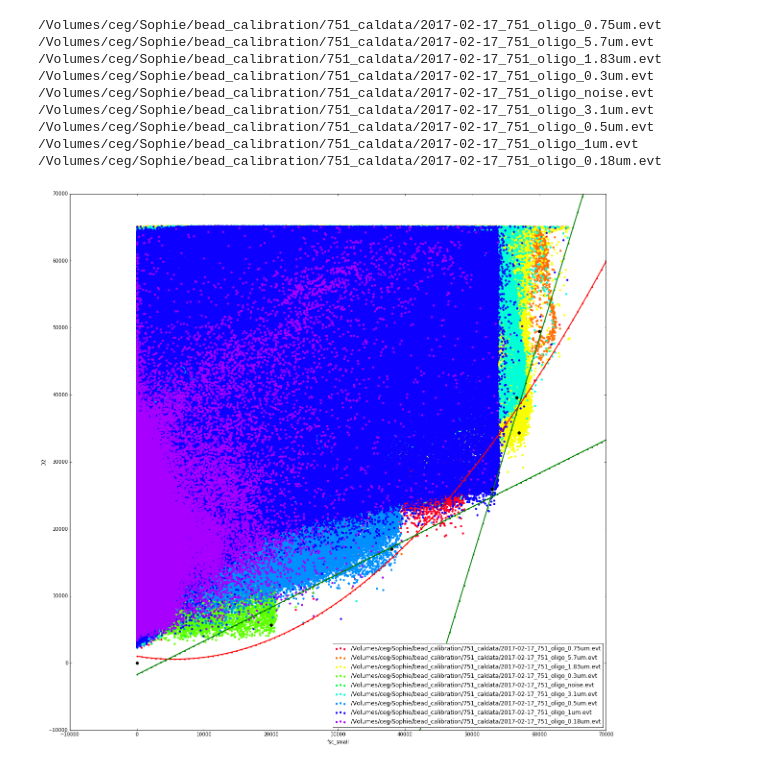
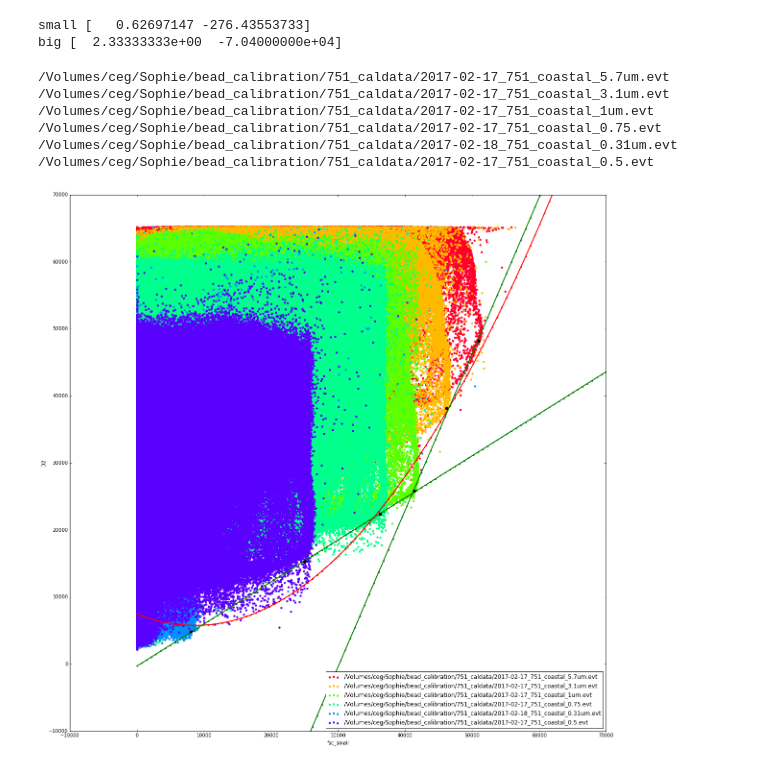
Before and after one commit to sophieclayton/seaflow_calibration, a Jupyter notebook: bead_filter.ipynb, the cells around one changed output. Saved outputs shown, nothing was run; the diff lists cells and outputs as text; code cells hidden in the pictures.

Commit message:
determined filter gradients for all instruments an dsettings

```diff
--- a/bead_filter.ipynb
+++ b/bead_filter.ipynb
@@ -25,3 +126,13 @@ files = glob.glob('%s/*%s*.evt' % (indir, regime))
+# %%
+# select instrument
+inst = 751
+instdir = "%3d_caldata" % inst
+
+indir = "%s%s" % (datadir, instdir)
+regime = 'coastal' # or oligo
+#regime = 'oligo'
+
+files = glob.glob('%s/*%s*.evt' % (indir, regime))
 # %%
 #% matplotlib qt
 
@@ -58,20 +166,20 @@ plt.show()
 # %%
-# best guess of the points needed for the filter function
-# this is for the 751 oligo test
-guess = pd.DataFrame()
-guess['fsc_small'] = [0, 60000, 57000, 20000, 56600, 38000, 53000]
-guess['D2'] = [0, 49500, 34400, 5700, 39600, 17000, 26000]
-guess['bead'] = [0, 5.7, 1.83, 0.3, 3.1, 0.5, 1.0]
+# best guess points for 751 coastal
+#
+guess2 = pd.DataFrame()
+guess2['fsc_small'] = [51000, 46200, 41400, 36300, 25000, 8000]
+guess2['D2'] = [48200, 38200, 25800, 22400, 15300, 4800]
+guess2['bead'] = [5.7, 3.1, 1.0, 0.75, 0.5, 0.31]
 
 # try to fit a polynomial to bead data
-z = np.polyfit(guess['fsc_small'], guess['D2'], 2)
+z = np.polyfit(guess2['fsc_small'], guess2['D2'], 2)
 p = np.poly1d(z)
 xp = np.linspace(0, 7e04, 100)
 
-guess = guess.sort(['bead'], ascending = 1)
+guess2 = guess2.sort(['bead'], ascending = 1)
 
-small = guess[guess['bead']<=1]
-big = guess[guess['bead']>=1]
+small = guess2[guess2['bead']<=1]
+big = guess2[guess2['bead']>=1]
 
 # try to fit a polynomial to bead data
 zs = np.polyfit(small['fsc_small'], small['D2'], 1)
@@ -79,40 +187,43 @@ ps = np.poly1d(zs)
 
 zb = np.polyfit(big['fsc_small'], big['D2'], 1)
 pb = np.poly1d(zb)
+
+print "small", zs
+print "big", zb
+# %% [output]
+small [   0.62697147 -276.43553733]
+big [  2.33333333e+00  -7.04000000e+04]
 # %%
-fig1 = plt.figure(figsize=(20,20))
+fig2 = plt.figure(figsize=(20,20))
 
 num_cols = len(files)
 
 cm = plt.get_cmap('gist_rainbow')
 #for i in range(num_cols):
 #    color = cm(1.*i/num_cols)
 
 cc = 0
 for f in files:
     print f
     bead_data = sfp.EVT(f, transform=False, columns=["fsc_small", "D1","D2"])
     plt.scatter(bead_data.df['fsc_small'], bead_data.df['D2'], marker ='o', lw = 0, c = cm(1.*cc/num_cols), label = f)
     cc += 1
 
 plt.xlabel('fsc_small')
 plt.ylabel('D2')
 plt.legend(loc = 'lower right')
 
 plt.plot(xp, p(xp),'.-r', lw =2)
 plt.plot(xp, ps(xp),'.-g', lw =2)
 plt.plot(xp, pb(xp),'.-g', lw =2)
-plt.plot(guess['fsc_small'], guess['D2'], 'ko')
+plt.plot(guess2['fsc_small'], guess2['D2'], 'ko')
 plt.axis([-10000, 70000, -10000, 70000])
 plt.show()
 # %% [output]
-/Volumes/ceg/Sophie/bead_calibration/751_caldata/2017-02-17_751_oligo_0.75um.evt
-/Volumes/ceg/Sophie/bead_calibration/751_caldata/2017-02-17_751_oligo_5.7um.evt
-/Volumes/ceg/Sophie/bead_calibration/751_caldata/2017-02-17_751_oligo_1.83um.evt
-/Volumes/ceg/Sophie/bead_calibration/751_caldata/2017-02-17_751_oligo_0.3um.evt
-/Volumes/ceg/Sophie/bead_calibration/751_caldata/2017-02-17_751_oligo_noise.evt
-/Volumes/ceg/Sophie/bead_calibration/751_caldata/2017-02-17_751_oligo_3.1um.evt
-/Volumes/ceg/Sophie/bead_calibration/751_caldata/2017-02-17_751_oligo_0.5um.evt
-/Volumes/ceg/Sophie/bead_calibration/751_caldata/2017-02-17_751_oligo_1um.evt
-/Volumes/ceg/Sophie/bead_calibration/751_caldata/2017-02-17_751_oligo_0.18um.evt
+/Volumes/ceg/Sophie/bead_calibration/751_caldata/2017-02-17_751_coastal_5.7um.evt
+/Volumes/ceg/Sophie/bead_calibration/751_caldata/2017-02-17_751_coastal_3.1um.evt
+/Volumes/ceg/Sophie/bead_calibration/751_caldata/2017-02-17_751_coastal_1um.evt
+/Volumes/ceg/Sophie/bead_calibration/751_caldata/2017-02-17_751_coastal_0.75.evt
+/Volumes/ceg/Sophie/bead_calibration/751_caldata/2017-02-18_751_coastal_0.31um.evt
+/Volumes/ceg/Sophie/bead_calibration/751_caldata/2017-02-17_751_coastal_0.5.evt
-[figure, old version]
+[figure, new version]
```
Also changed, not shown: parts of 20 cells of this notebook, 1 other file.
